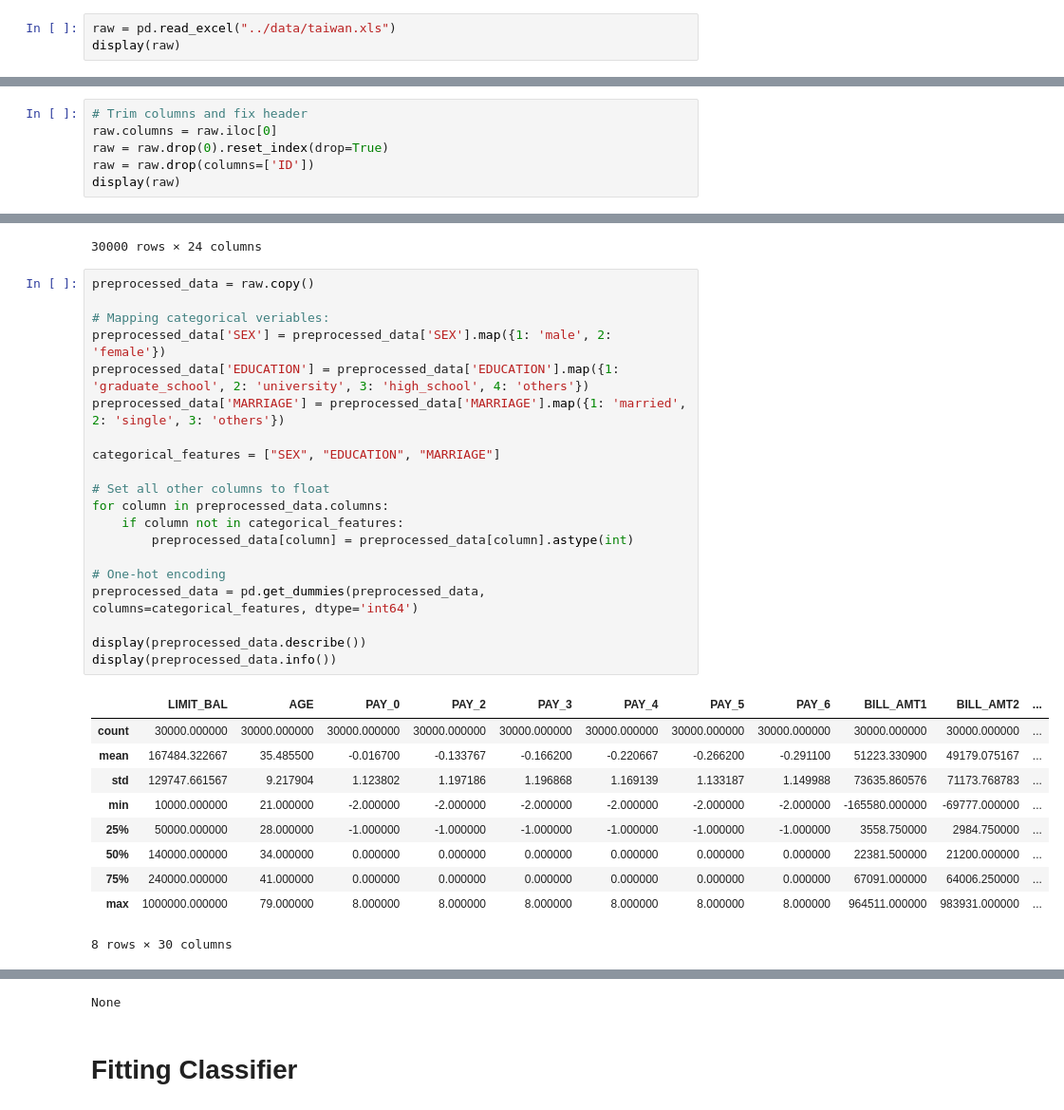
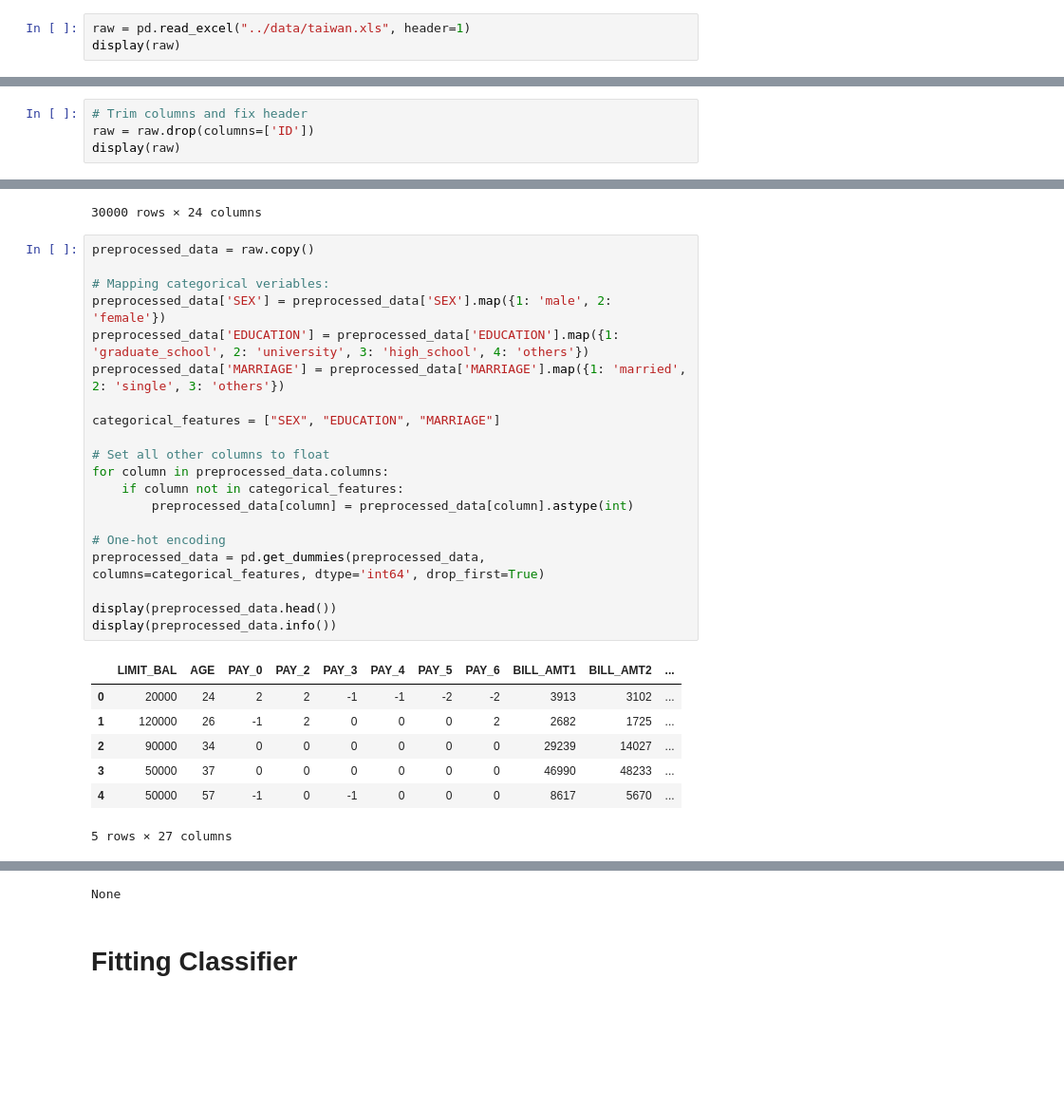
Before and after one commit to hiaac-finance/xai_aggregation, a Jupyter notebook: experiments/taiwan_dataset.ipynb, the cells around one changed output, grey strips where cells are left out. Shown at 95% size. Cells and saved outputs as stored; diff of their text form; blank space fills up the shorter version.

```diff
--- a/experiments/taiwan_dataset.ipynb
+++ b/experiments/taiwan_dataset.ipynb
@@ -15,6 +19,6 @@ from xai_agg.utils import *
 # %% [markdown]
 # Data reading and preprocessing
 # %%
-raw = pd.read_excel("../data/taiwan.xls")
+raw = pd.read_excel("../data/taiwan.xls", header=1)
 display(raw)
 # %% [output]
@@ -34,7 +38,5 @@ display(raw)
 # %%
 # Trim columns and fix header
-raw.columns = raw.iloc[0]
-raw = raw.drop(0).reset_index(drop=True)
 raw = raw.drop(columns=['ID'])
 display(raw)
 # %% [output]
@@ -54,33 +56,30 @@ display(raw)
 # %%
 preprocessed_data = raw.copy()
 
 # Mapping categorical veriables:
 preprocessed_data['SEX'] = preprocessed_data['SEX'].map({1: 'male', 2: 'female'})
 preprocessed_data['EDUCATION'] = preprocessed_data['EDUCATION'].map({1: 'graduate_school', 2: 'university', 3: 'high_school', 4: 'others'})
 preprocessed_data['MARRIAGE'] = preprocessed_data['MARRIAGE'].map({1: 'married', 2: 'single', 3: 'others'})
 
 categorical_features = ["SEX", "EDUCATION", "MARRIAGE"]
 
 # Set all other columns to float
 for column in preprocessed_data.columns:
     if column not in categorical_features:
         preprocessed_data[column] = preprocessed_data[column].astype(int)
 
 # One-hot encoding
-preprocessed_data = pd.get_dummies(preprocessed_data, columns=categorical_features, dtype='int64')
+preprocessed_data = pd.get_dummies(preprocessed_data, columns=categorical_features, dtype='int64', drop_first=True)
 
-display(preprocessed_data.describe())
+display(preprocessed_data.head())
 display(preprocessed_data.info())
 # %% [output]
 |  | LIMIT_BAL | AGE | PAY_0 | PAY_2 | PAY_3 | PAY_4 | PAY_5 | PAY_6 | BILL_AMT1 | BILL_AMT2 | ... |
-| count | 30000.000000 | 30000.000000 | 30000.000000 | 30000.000000 | 30000.000000 | 30000.000000 | 30000.000000 | 30000.000000 | 30000.000000 | 30000.000000 | ... |
-| mean | 167484.322667 | 35.485500 | -0.016700 | -0.133767 | -0.166200 | -0.220667 | -0.266200 | -0.291100 | 51223.330900 | 49179.075167 | ... |
-| std | 129747.661567 | 9.217904 | 1.123802 | 1.197186 | 1.196868 | 1.169139 | 1.133187 | 1.149988 | 73635.860576 | 71173.768783 | ... |
-| min | 10000.000000 | 21.000000 | -2.000000 | -2.000000 | -2.000000 | -2.000000 | -2.000000 | -2.000000 | -165580.000000 | -69777.000000 | ... |
-| 25% | 50000.000000 | 28.000000 | -1.000000 | -1.000000 | -1.000000 | -1.000000 | -1.000000 | -1.000000 | 3558.750000 | 2984.750000 | ... |
-| 50% | 140000.000000 | 34.000000 | 0.000000 | 0.000000 | 0.000000 | 0.000000 | 0.000000 | 0.000000 | 22381.500000 | 21200.000000 | ... |
-| 75% | 240000.000000 | 41.000000 | 0.000000 | 0.000000 | 0.000000 | 0.000000 | 0.000000 | 0.000000 | 67091.000000 | 64006.250000 | ... |
-| max | 1000000.000000 | 79.000000 | 8.000000 | 8.000000 | 8.000000 | 8.000000 | 8.000000 | 8.000000 | 964511.000000 | 983931.000000 | ... |
+| 0 | 20000 | 24 | 2 | 2 | -1 | -1 | -2 | -2 | 3913 | 3102 | ... |
+| 1 | 120000 | 26 | -1 | 2 | 0 | 0 | 0 | 2 | 2682 | 1725 | ... |
+| 2 | 90000 | 34 | 0 | 0 | 0 | 0 | 0 | 0 | 29239 | 14027 | ... |
+| 3 | 50000 | 37 | 0 | 0 | 0 | 0 | 0 | 0 | 46990 | 48233 | ... |
+| 4 | 50000 | 57 | -1 | 0 | -1 | 0 | 0 | 0 | 8617 | 5670 | ... |
-8 rows × 30 columns
+5 rows × 27 columns
 <class 'pandas.core.frame.DataFrame'>
 RangeIndex: 30000 entries, 0 to 29999
```
Also changed, not shown: parts of 9 cells of this notebook, 5 other files.
